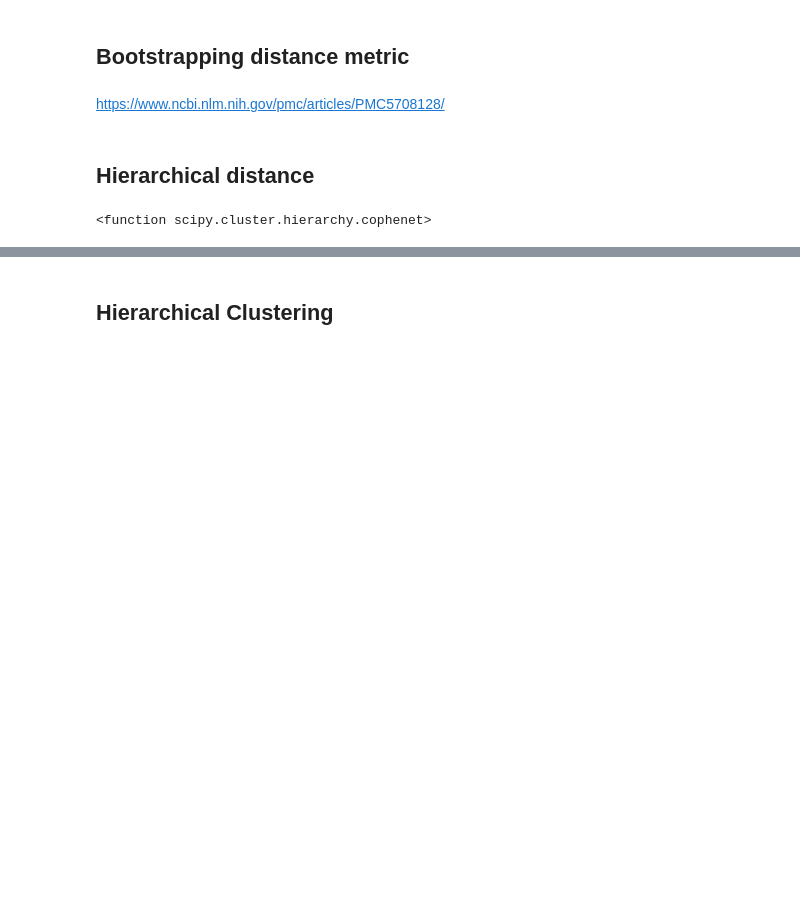
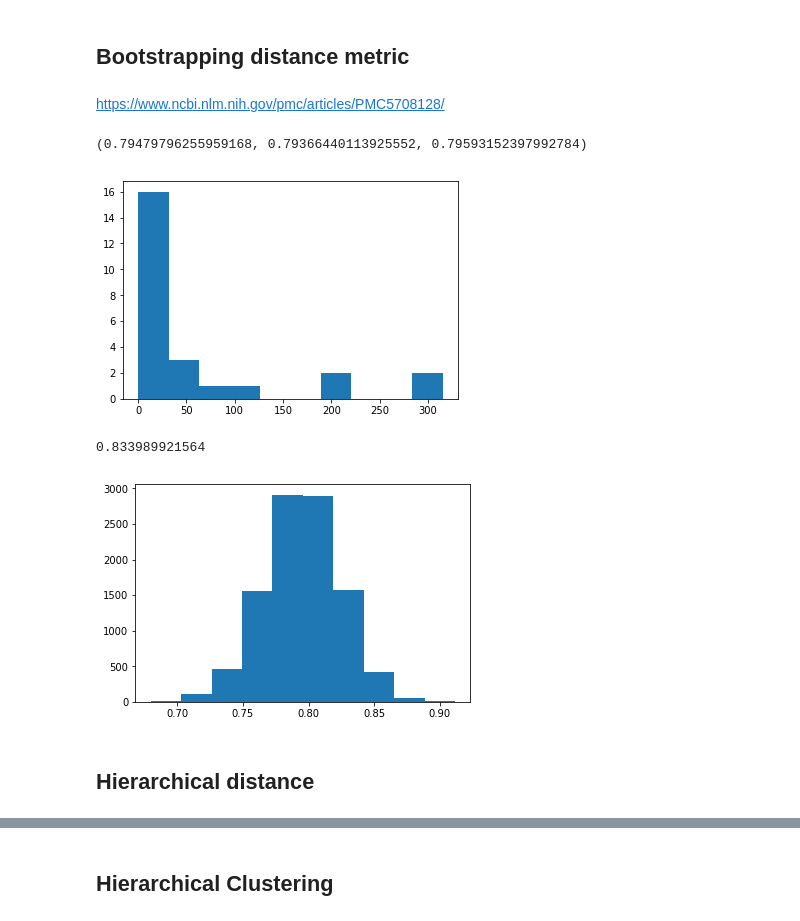
Before and after one commit to ETCBC/Probabilistic_Language_Change, a Jupyter notebook: Counting analysis.ipynb, the cells around one changed output, grey strips where cells are left out. Drawn from its saved outputs; the diff is of its cells as text; code cells hidden in the pictures; blank space fills up the shorter version.

```diff
--- a/Counting analysis.ipynb
+++ b/Counting analysis.ipynb
@@ -297,6 +311,33 @@ https://www.ncbi.nlm.nih.gov/pmc/articles/PMC5708128/
+# %%
+mean_confidence_interval(correlations)
+# %% [output]
+(0.79479796255959168, 0.79366440113925552, 0.79593152397992784)
+# %%
+book1 = data["Esther"]
+book2 = data["1_Samuel"]
+correlations = []
+df_Dist2 = createDistanceMetric(df_Count, list(["Esther","1_Samuel"]))
+plt.hist(df_Count["Esther"])
+plt.show()
+print(df_Dist2.get_value("Esther","1_Samuel"))
+
+for i in range(10000):
+    clauses1 = np.random.choice(book1, len(book1))
+    clauses2 = np.random.choice(book2, len(book2))
+    dictionary = {}
+    dictionary["Esther"] = clauses1
+    dictionary["1_Samuel"] = clauses2
+    df_Count_new, df_Prob_new = make_counts(dictionary)
+    df_Dist_new = createDistanceMetric(df_Count_new, list(["Esther","1_Samuel"]))
+
+    #print(df_Dist.get_value("Exodus","Genesis"))#["Exodus","Genesis"]
+    correlations.append(df_Dist_new.get_value("Esther","1_Samuel"))
+#correlations
+plt.hist(correlations)
+plt.show()
+# %% [output]
+[figure, added]
+0.833989921564
+[figure, added]
 # %% [markdown]
 ## Hierarchical distance
-# %%
-cophenet
-# %% [output]
-<function scipy.cluster.hierarchy.cophenet>
```
Also changed, not shown: parts of 18 cells of this notebook.
